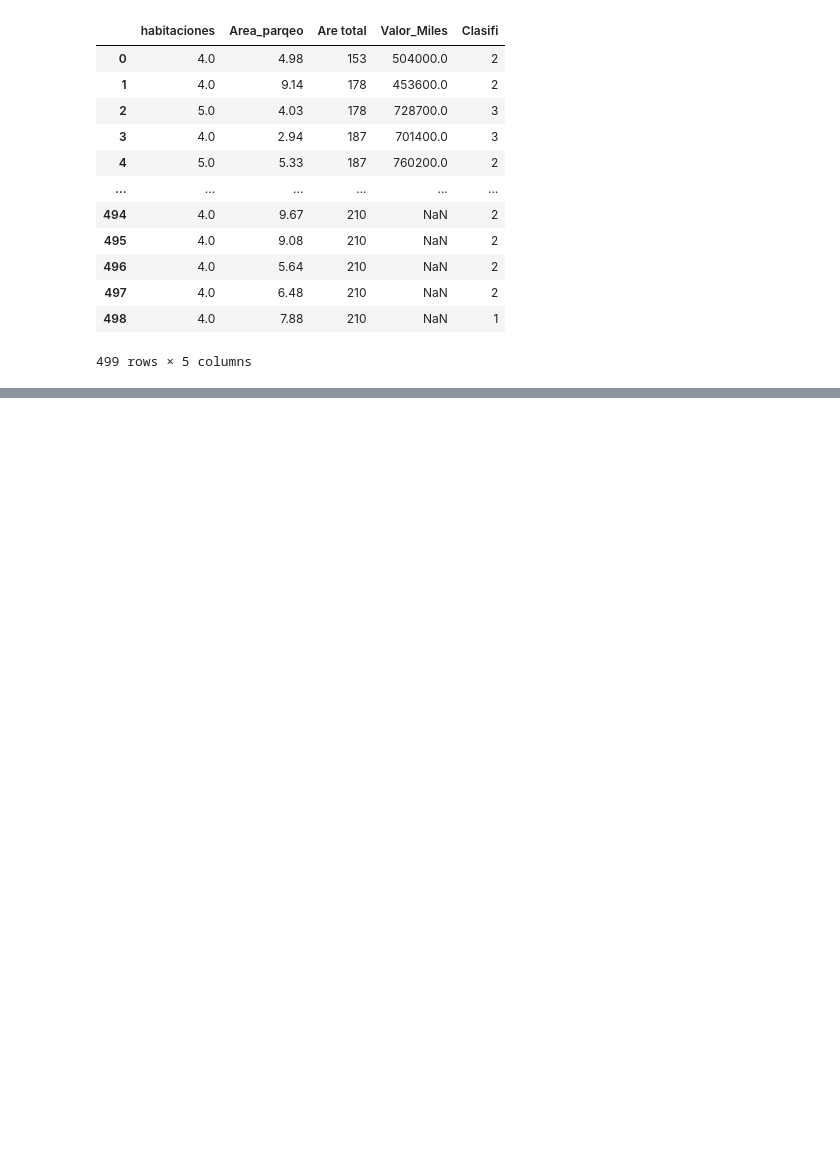
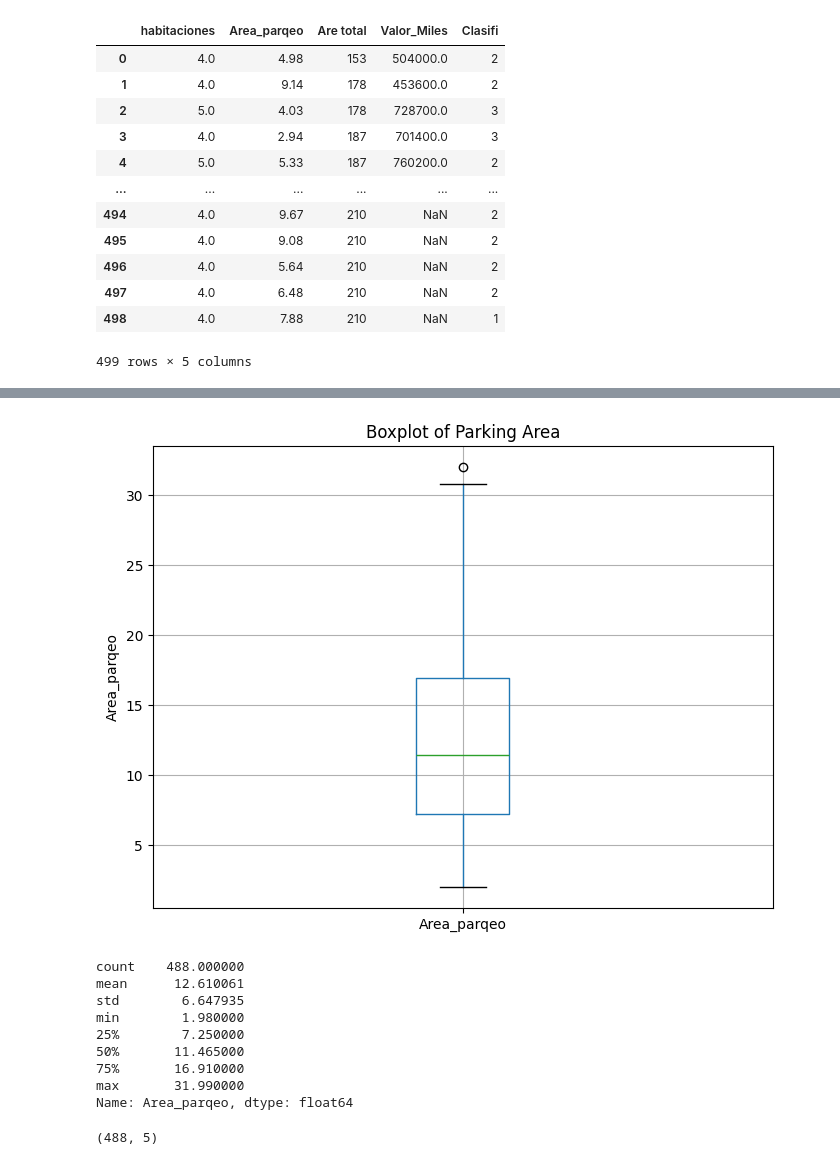
Before and after one commit to mc-juan-vargas-2024/cuadernos-y-proyectos-ia, a Jupyter notebook: Untitled7.ipynb, the cells around one changed output, grey strips where cells are left out. Drawn from its saved outputs; the diff is of its cells as text; code cells hidden in the pictures; blank space fills up the shorter version.

```diff
--- a/Untitled7.ipynb
+++ b/Untitled7.ipynb
@@ -24,0 +129,32 @@ df
+# %%
+# prompt: borrar todos los registros que sean superior a 32 y dejarlo en el mismo df
+
+# Assuming 'habitaciones' is the column you want to filter
+df = df[df['Area_parqeo'] <= 32]
+if 'Area_parqeo' in df.columns:
+    plt.figure(figsize=(8, 6))
+    df.boxplot(column=['Area_parqeo'])
+    plt.title('Boxplot of Parking Area')
+    plt.ylabel('Area_parqeo')
+    plt.show()
+
+    # Calculate and print quartiles and other statistics
+    area_parqeo_stats = df['Area_parqeo'].describe()
+    print(area_parqeo_stats)
+else:
+    print("Column 'Area_parqeo' not found in the DataFrame.")
+# %% [output]
+[figure, added]
+count    488.000000
+mean      12.610061
+std        6.647935
+min        1.980000
+25%        7.250000
+50%       11.465000
+75%       16.910000
+max       31.990000
+Name: Area_parqeo, dtype: float64
+# %%
+df.shape
+# %% [output]
+(488, 5)
```
Also changed, not shown: parts of 10 cells of this notebook.
